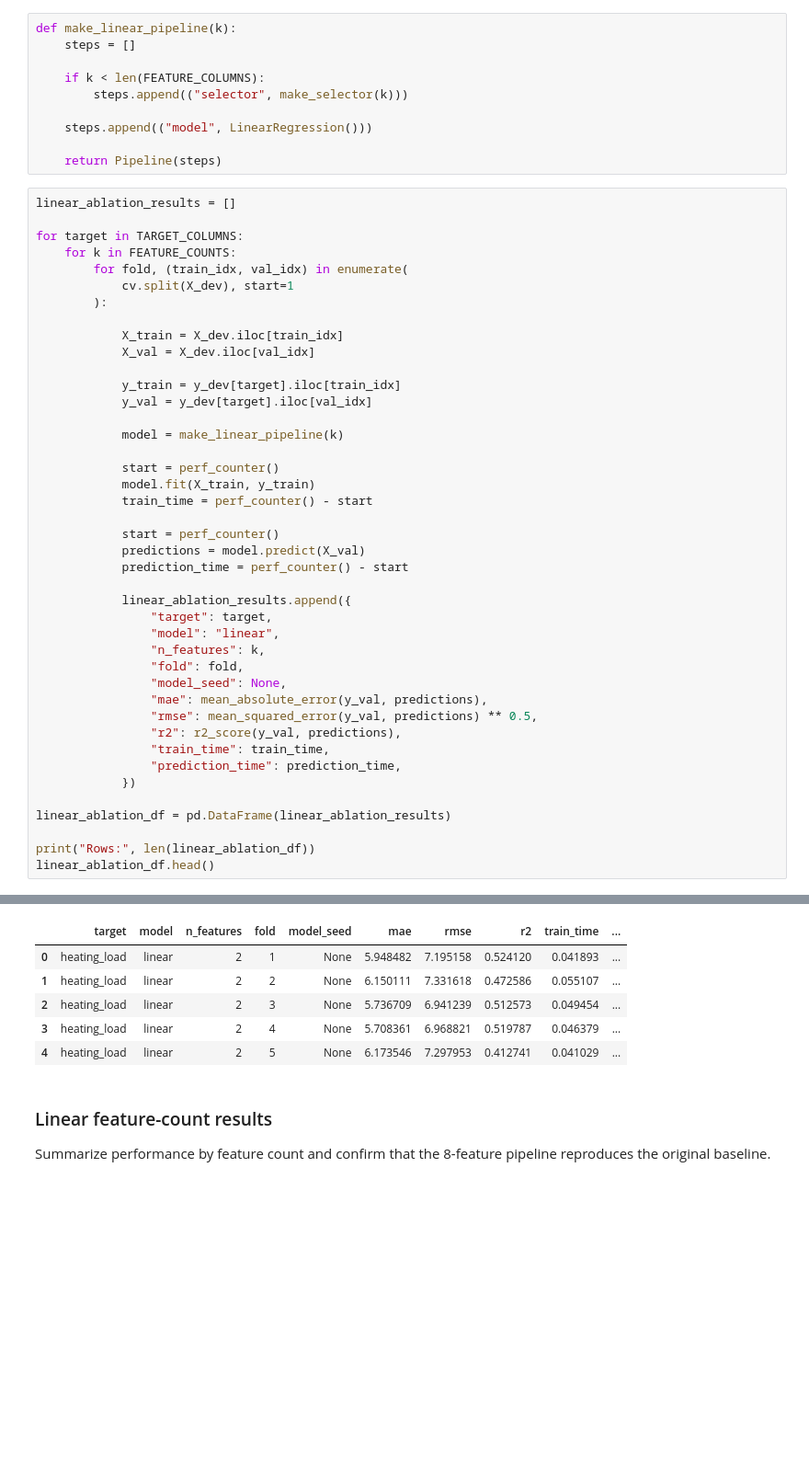
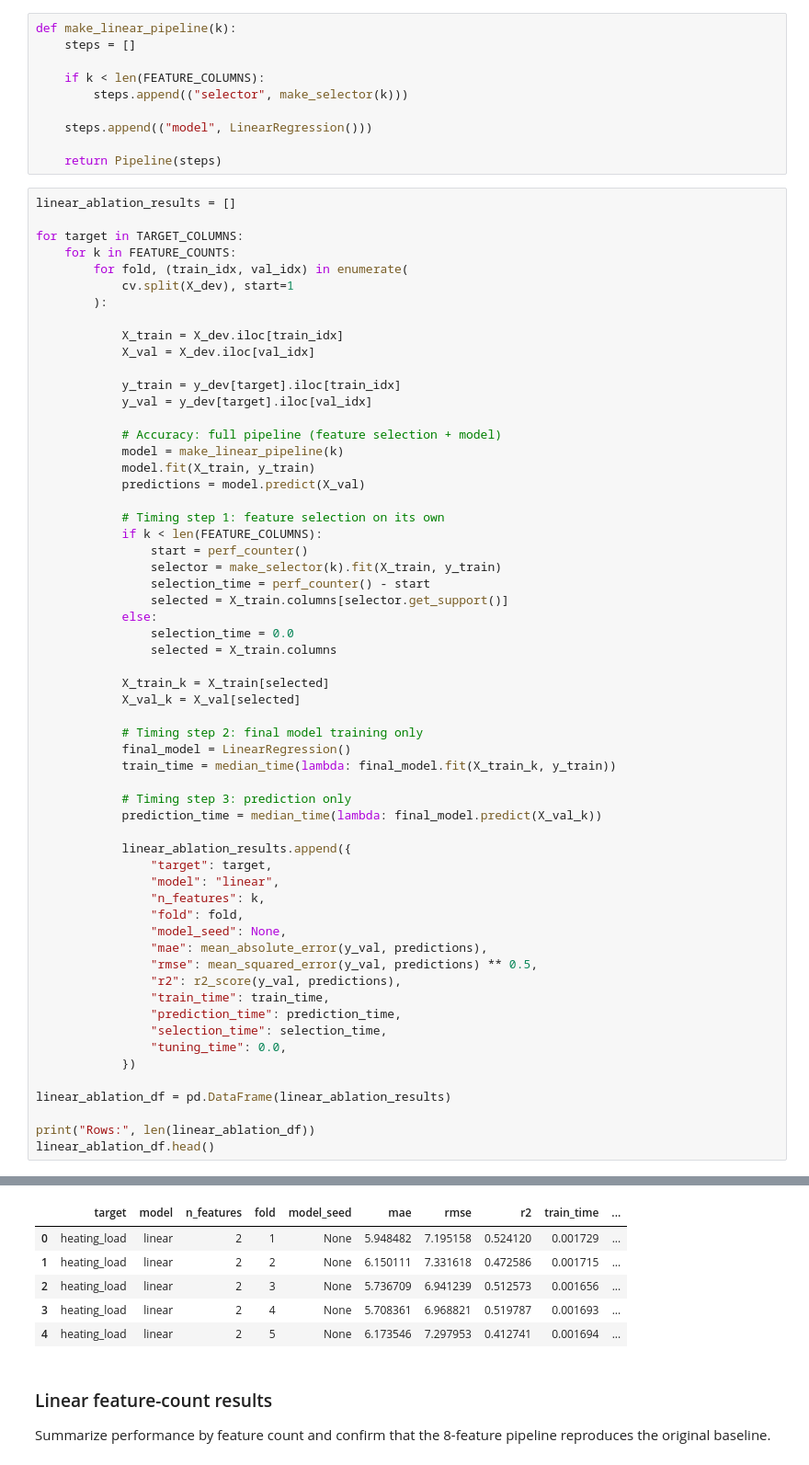
Before and after one commit to jacob-baker25/eleg405-energy-load-prediction, a Jupyter notebook: notebooks/02_linear_ridge_jacob.ipynb, the cells around one changed output, grey strips where cells are left out. Shown at 92% size. Saved outputs shown, nothing was run; the diff lists cells and outputs as text; blank space fills up the shorter version.

```diff
--- a/notebooks/02_linear_ridge_jacob.ipynb
+++ b/notebooks/02_linear_ridge_jacob.ipynb
@@ -750,44 +760,61 @@ for target in TARGET_COLUMNS:
             X_train = X_dev.iloc[train_idx]
             X_val = X_dev.iloc[val_idx]
 
             y_train = y_dev[target].iloc[train_idx]
             y_val = y_dev[target].iloc[val_idx]
 
+            # Accuracy: full pipeline (feature selection + model)
             model = make_linear_pipeline(k)
+            model.fit(X_train, y_train)
+            predictions = model.predict(X_val)
 
-            start = perf_counter()
-            model.fit(X_train, y_train)
-            train_time = perf_counter() - start
+            # Timing step 1: feature selection on its own
+            if k < len(FEATURE_COLUMNS):
+                start = perf_counter()
+                selector = make_selector(k).fit(X_train, y_train)
+                selection_time = perf_counter() - start
+                selected = X_train.columns[selector.get_support()]
+            else:
+                selection_time = 0.0
+                selected = X_train.columns
 
-            start = perf_counter()
-            predictions = model.predict(X_val)
-            prediction_time = perf_counter() - start
+            X_train_k = X_train[selected]
+            X_val_k = X_val[selected]
+
+            # Timing step 2: final model training only
+            final_model = LinearRegression()
+            train_time = median_time(lambda: final_model.fit(X_train_k, y_train))
+
+            # Timing step 3: prediction only
+            prediction_time = median_time(lambda: final_model.predict(X_val_k))
 
             linear_ablation_results.append({
                 "target": target,
                 "model": "linear",
                 "n_features": k,
                 "fold": fold,
                 "model_seed": None,
                 "mae": mean_absolute_error(y_val, predictions),
                 "rmse": mean_squared_error(y_val, predictions) ** 0.5,
                 "r2": r2_score(y_val, predictions),
                 "train_time": train_time,
                 "prediction_time": prediction_time,
+                "selection_time": selection_time,
+                "tuning_time": 0.0,
             })
 
 linear_ablation_df = pd.DataFrame(linear_ablation_results)
 
 print("Rows:", len(linear_ablation_df))
 linear_ablation_df.head()
 # %% [output]
 Rows: 40
 |  | target | model | n_features | fold | model_seed | mae | rmse | r2 | train_time | ... |
-| 0 | heating_load | linear | 2 | 1 | None | 5.948482 | 7.195158 | 0.524120 | 0.041893 | ... |
-| 1 | heating_load | linear | 2 | 2 | None | 6.150111 | 7.331618 | 0.472586 | 0.055107 | ... |
-| 2 | heating_load | linear | 2 | 3 | None | 5.736709 | 6.941239 | 0.512573 | 0.049454 | ... |
-| 3 | heating_load | linear | 2 | 4 | None | 5.708361 | 6.968821 | 0.519787 | 0.046379 | ... |
-| 4 | heating_load | linear | 2 | 5 | None | 6.173546 | 7.297953 | 0.412741 | 0.041029 | ... |
+| 0 | heating_load | linear | 2 | 1 | None | 5.948482 | 7.195158 | 0.524120 | 0.001729 | ... |
+| 1 | heating_load | linear | 2 | 2 | None | 6.150111 | 7.331618 | 0.472586 | 0.001715 | ... |
+| 2 | heating_load | linear | 2 | 3 | None | 5.736709 | 6.941239 | 0.512573 | 0.001656 | ... |
+| 3 | heating_load | linear | 2 | 4 | None | 5.708361 | 6.968821 | 0.519787 | 0.001693 | ... |
+| 4 | heating_load | linear | 2 | 5 | None | 6.173546 | 7.297953 | 0.412741 | 0.001694 | ... |
 # %% [markdown]
 ### Linear feature-count results
 
```
Also changed, not shown: parts of 19 cells of this notebook, 12 other files.
